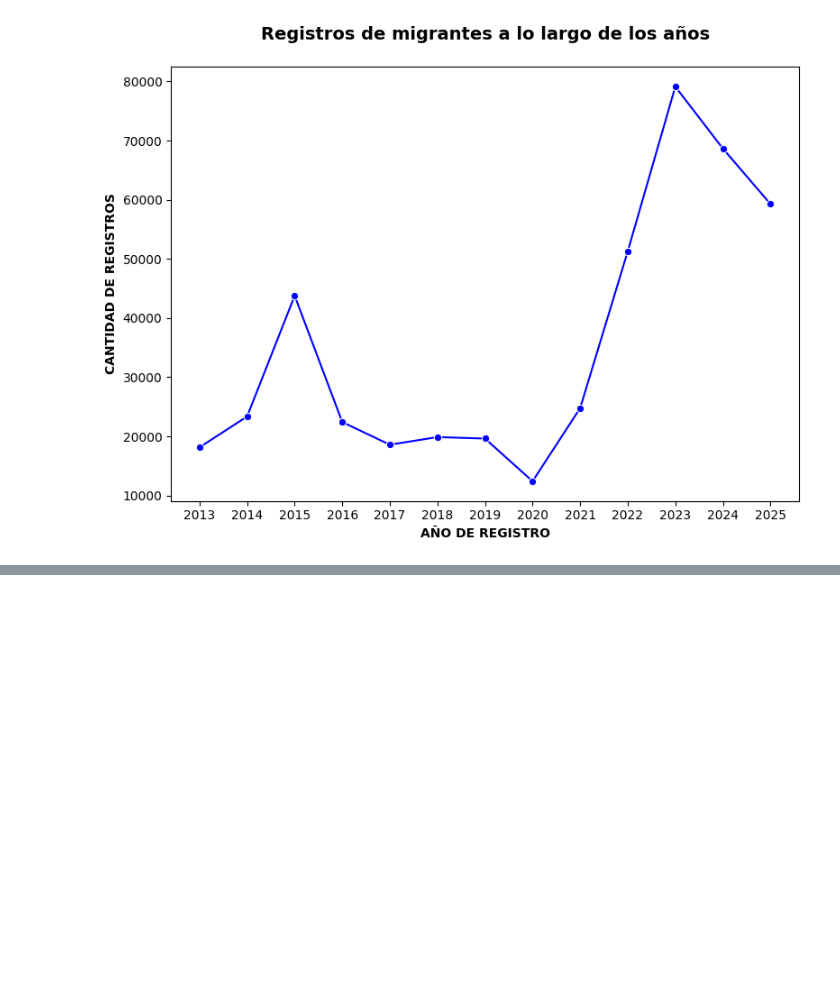
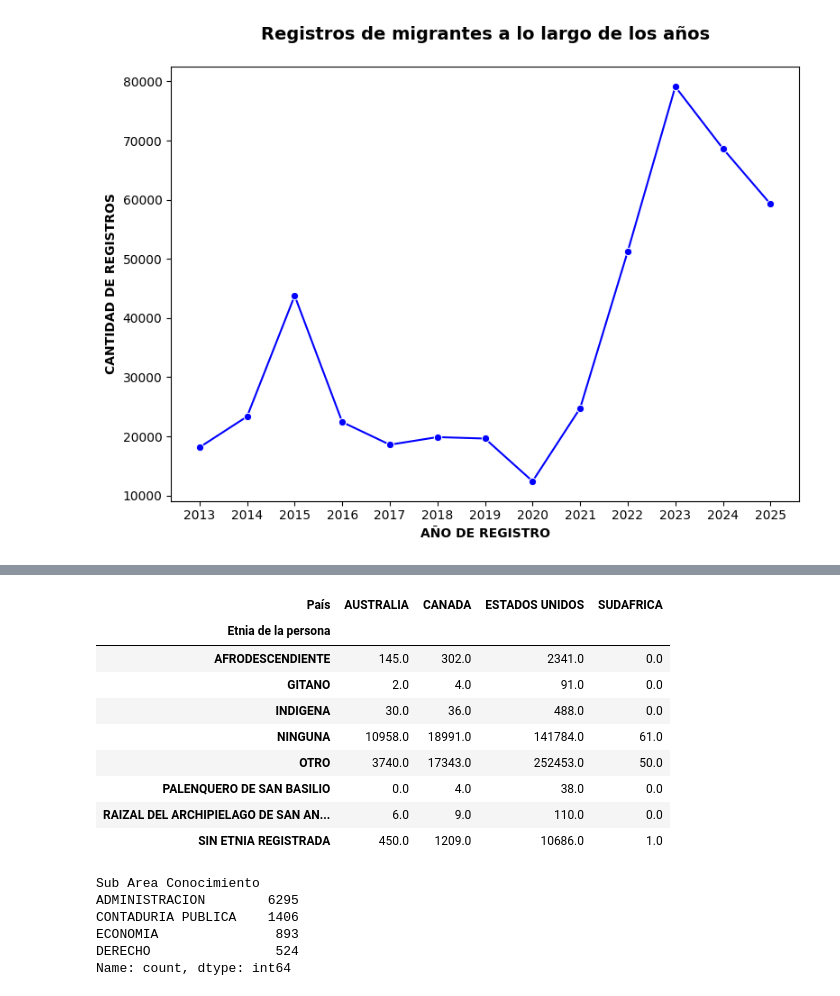
Before and after one commit to Jesus-Gamboa/analisisdatos, a Jupyter notebook: Analisis_de_los_datos.ipynb, the cells around one changed output, grey strips where cells are left out. Cells and saved outputs as stored; diff of their text form; code cells hidden in the pictures; blank space fills up the shorter version.

```diff
--- a/Analisis_de_los_datos.ipynb
+++ b/Analisis_de_los_datos.ipynb
@@ -352,0 +377,15 @@ plt.show()
+# %%
+df_y = Df_final.groupby('Etnia de la persona')['País'].value_counts().unstack().fillna(0)
+# %%
+df_y
+# %% [output]
+| País | AUSTRALIA | CANADA | ESTADOS UNIDOS | SUDAFRICA |
+| Etnia de la persona |  |  |  |  |
+| AFRODESCENDIENTE | 145.0 | 302.0 | 2341.0 | 0.0 |
+| GITANO | 2.0 | 4.0 | 91.0 | 0.0 |
+| INDIGENA | 30.0 | 36.0 | 488.0 | 0.0 |
+| NINGUNA | 10958.0 | 18991.0 | 141784.0 | 61.0 |
+| OTRO | 3740.0 | 17343.0 | 252453.0 | 50.0 |
+| PALENQUERO DE SAN BASILIO | 0.0 | 4.0 | 38.0 | 0.0 |
+| RAIZAL DEL ARCHIPIELAGO DE SAN AN... | 6.0 | 9.0 | 110.0 | 0.0 |
+| SIN ETNIA REGISTRADA | 450.0 | 1209.0 | 10686.0 | 1.0 |
@@ -352,0 +402,9 @@ plt.show()
+# %%
+subadmin
+# %% [output]
+Sub Area Conocimiento
+ADMINISTRACION        6295
+CONTADURIA PUBLICA    1406
+ECONOMIA               893
+DERECHO                524
+Name: count, dtype: int64
```
Also changed, not shown: parts of 8 cells of this notebook, 2 other files.
